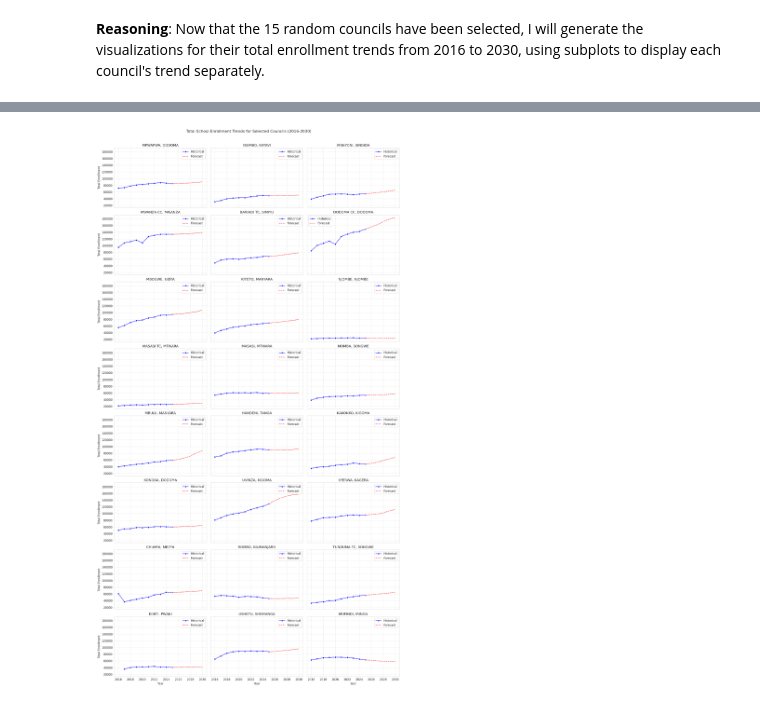
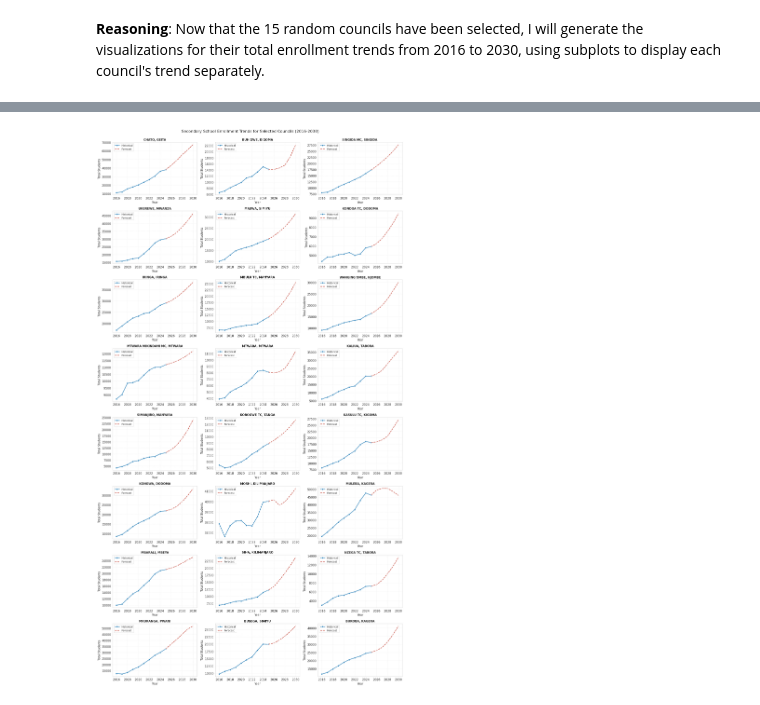
Before and after one commit to kadefue/MoEST, a Jupyter notebook: MoEST_Modeling.ipynb, the cells around one changed output, grey strips where cells are left out. Drawn from its saved outputs; the diff is of its cells as text; code cells hidden in the pictures.

```diff
--- a/MoEST_Modeling.ipynb
+++ b/MoEST_Modeling.ipynb
@@ -51,7 +51,7 @@ all_files_in_dir = os.listdir(base_directory)
 all_files = [f for f in all_files_in_dir if f.endswith('.csv')]
 
 # Define keywords to exclude
-exclude_keywords = ['Secondary', 'Textbooks', 'Population']
+exclude_keywords = ['Primary', 'Textbooks', 'Population', 'Teacher', 'COBET', 'Vocational']
 
 # Filter the files
 filtered_files = []
@@ -1532,7 +1251,7 @@ To confirm the successful integration of the 'Geo_Cluster' column, I will displa
 # %%
 selected_dfs_to_verify = [
     'COBET 2017-2025',
-    'Data-Primary Enrollment 2016-2025'
+    'Data-Secondary Enrollment 2016-2025'
 ]
 
 print("--- Verifying selected DataFrames for Geo_Cluster integration ---")
@@ -1578,10 +1297,8 @@ import numpy as np
 
 # 1. Define a dictionary, dfs_to_analyze
 dfs_to_analyze = {
-    'COBET 2017-2025': ['COBET learners COHORT I (11 TO 13 YEARS)', 'COBET Learners COHORT II (14 TO 18 YEARS)'] ,
-    'Data-Primary Enrollment 2016-2025': ['Grade-I', 'Grade-VII'],
-    'Primary GIR NA NIR 2017-2025': ['GIR (%)', 'NER (%)'],
-    'Combined_Electricity_Govt': ['Government Schools', 'National Grid (TANESCO) %']
+    'Data-Secondary Enrollment 2016-2025': ['FORM 1', 'FORM 6'],
+    'Combined_Secondary_Electricity_Govt': ['Government Schools', 'National Grid (TANESCO) %']
 }
 
 # 2. Initialize an empty dictionary, cluster_analysis_results
@@ -2959,52 +2714,71 @@ Now that the 15 random councils have been selected, I will generate the visualiz
 # %%
 import matplotlib.pyplot as plt
 import seaborn as sns
+import numpy as np # Ensure numpy is imported for ceil calculation
 
 sns.set_style("whitegrid")
 
-# Calculate total enrollment per year for each council
-council_total_enrollment = total_enrollment_forecast.groupby(['REGION', 'COUNCIL', 'YEAR'])['ENROLLMENT'].sum().reset_index()
+# ==========================================
+# PLOT TRENDS FOR SELECTED SECONDARY COUNCILS
+# ==========================================
 
-# Determine the number of rows and columns for subplots
-num_councils = len(selected_councils_list)
+# 1. Calculate total enrollment per year for each council
+# Summing across all Forms (1-6) to get a single trend line per council
+sec_council_totals = total_secondary_enrollment_forecast.groupby(['REGION', 'COUNCIL', 'YEAR'])['ENROLLMENT'].sum().reset_index()
+
+# 2. Determine grid dimensions (3 columns wide)
+num_councils = len(selected_sec_councils_list)
 rows = int(np.ceil(num_councils / 3))
 cols = 3
 
-fig, axes = plt.subplots(rows, cols, figsize=(cols * 6, rows * 4), sharex=True, sharey=True)
-axes = axes.flatten() # Flatten the array of axes for easy iteration
+# 3. Initialize Figure
+fig, axes = plt.subplots(rows, cols, figsize=(cols * 6, rows * 4), sharex=False, sharey=False)
+axes = axes.flatten() # Flatten 2D array to 1D for easy iteration
 
-print(f"--- Generating Total Enrollment Plots for {num_councils} Selected Councils (2016-2030) ---")
+print(f"--- Generating Secondary Enrollment Plots for {num_councils} Selected Councils (2016-2030) ---")
 
-for i, (region, council) in enumerate(selected_councils_list):
+# 4. Loop through selected councils and plot
+for i, (region, council) in enumerate(selected_sec_councils_list):
     ax = axes[i]
 
-    # Filter data for the current council
-    council_data = council_total_enrollment[
-        (council_total_enrollment['REGION'] == region) &
-        (council_total_enrollment['COUNCIL'] == council)
+    # Filter data specific to this council
+    council_data = sec_council_totals[
+        (sec_council_totals['REGION'] == region) &
+        (sec_council_totals['COUNCIL'] == council)
     ].sort_values('YEAR')
 
-    # Plot historical data (up to 2025)
+    # A. Plot Historical (Up to 2025)
     historical_data = council_data[council_data['YEAR'] <= 2025]
-    sns.lineplot(x='YEAR', y='ENROLLMENT', data=historical_data, ax=ax, label='Historical', color='blue', marker='o')
+    sns.lineplot(x='YEAR', y='ENROLLMENT', data=historical_data, ax=ax,
+                 label='Historical', color='#2980b9', marker='o', linewidth=2)
 
-    # Plot forecasted data (from 2026 onwards)
-    forecast_data = council_data[council_data['YEAR'] >= 2025] # Include 2025 to connect plots
-    sns.lineplot(x='YEAR', y='ENROLLMENT', data=forecast_data, ax=ax, label='Forecast', color='red', linestyle='--', marker='x')
+    # B. Plot Forecast (2025 onwards to ensure connection)
+    forecast_data = council_data[council_data['YEAR'] >= 2025]
+    sns.lineplot(x='YEAR', y='ENROLLMENT', data=forecast_data, ax=ax,
+                 label='Forecast', color='#c0392b', linestyle='--', marker='x', linewidth=2)
 
-    ax.set_title(f'{council}, {region}')
+    # Formatting
+    ax.set_title(f'{council}, {region}', fontsize=12, fontweight='bold')
     ax.set_xlabel('Year')
-    ax.set_ylabel('Total Enrollment')
-    ax.legend()
-    ax.grid(True, linestyle='--', alpha=0.6)
+    ax.set_ylabel('Total Students')
+    ax.legend(loc='upper left', fontsize='small')
+    ax.grid(True, linestyle=':', alpha=0.6)
 
-# Hide any unused subplots
+    # Improve X-axis ticks (every 2 years to avoid crowding)
+    ax.set_xticks(np.arange(2016, 2031, 2))
+
+# 5. Hide empty subplots if 24 doesn't fill the grid perfectly (though 24/3 = 8 rows exactly)
 for j in range(i + 1, len(axes)):
     fig.delaxes(axes[j])
 
 plt.tight_layout()
-plt.suptitle('Total School Enrollment Trends for Selected Councils (2016-2030)', y=1.02, fontsize=16)
+plt.suptitle('Secondary School Enrollment Trends for Selected Councils (2016-2030)', y=1.01, fontsize=16)
+
+# Save the grid image
+plt.savefig("Secondary_Selected_Councils_Trends.png", dpi=200, bbox_inches='tight')
+print("Graph saved as 'Secondary_Selected_Councils_Trends.png'")
+
 plt.show()
 
-print("--- All enrollment trend visualizations generated. ---")
+print("--- All secondary enrollment trend visualizations generated. ---")
 # %% [output]
@@ -3012 +2787 @@ print("--- All enrollment trend visualizations generated. ---")
-[figure, old version]
+[figure, new version]
```
Also changed, not shown: parts of 52 cells of this notebook.
